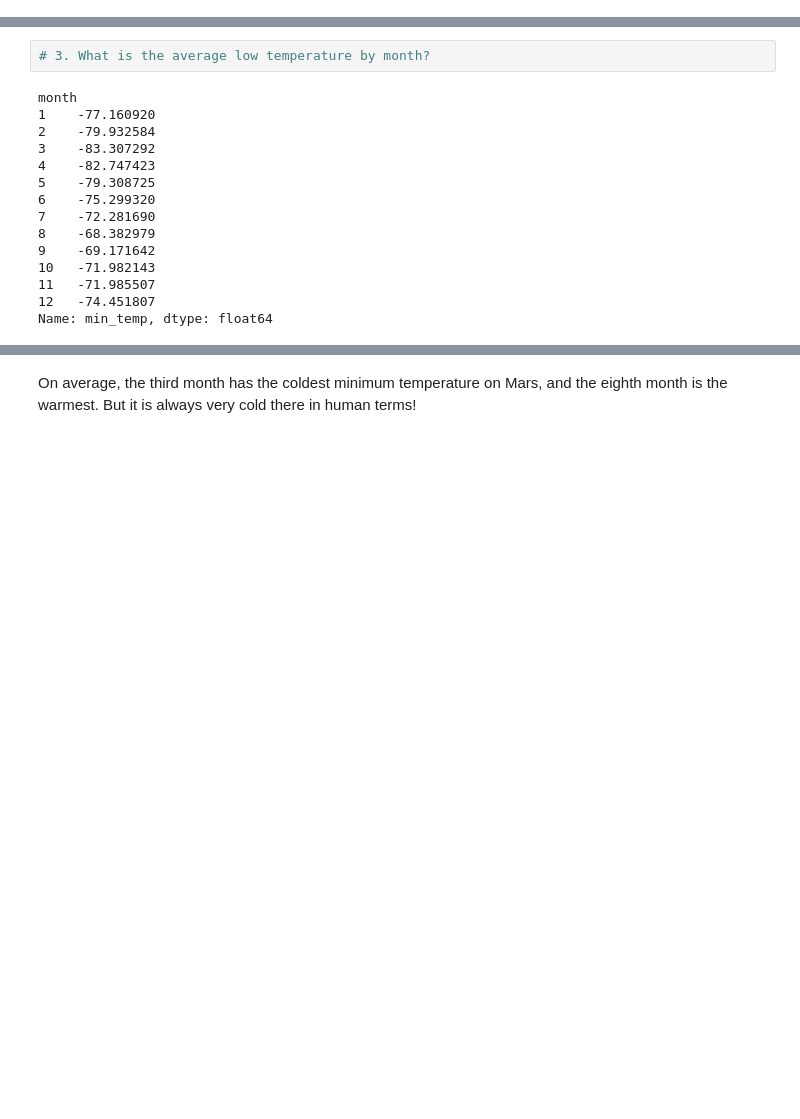
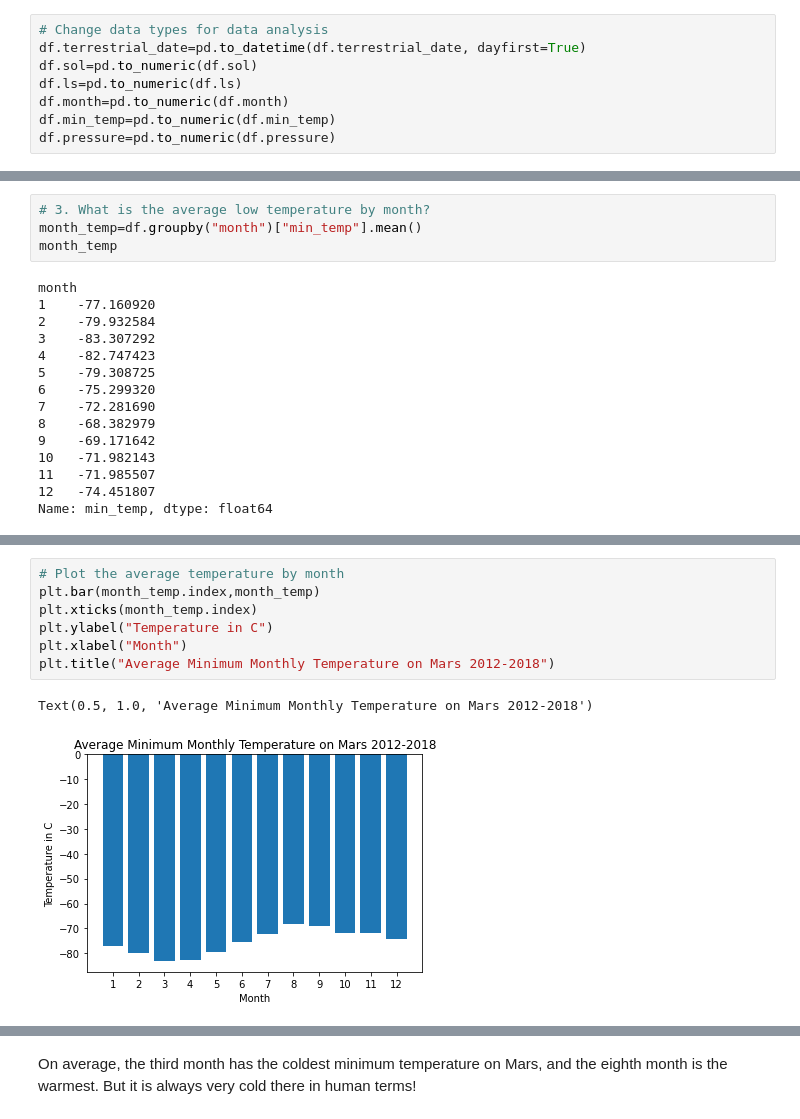
Before and after one commit to KZavalin/Module11_challenge, a Jupyter notebook: part_2_mars_weather.ipynb, the cells around one changed output, grey strips where cells are left out. Cells and saved outputs as stored; diff of their text form; blank space fills up the shorter version.

```diff
--- a/part_2_mars_weather.ipynb
+++ b/part_2_mars_weather.ipynb
@@ -96,2 +142,10 @@ dtype: object
+# %%
+# Change data types for data analysis
+df.terrestrial_date=pd.to_datetime(df.terrestrial_date, dayfirst=True)
+df.sol=pd.to_numeric(df.sol)
+df.ls=pd.to_numeric(df.ls)
+df.month=pd.to_numeric(df.month)
+df.min_temp=pd.to_numeric(df.min_temp)
+df.pressure=pd.to_numeric(df.pressure)
 # %%
 # Confirm type changes were successful by examining data types again
@@ -142,6 +199,8 @@ Name: month, dtype: int64
 1867
 # %%
 # 3. What is the average low temperature by month?
+month_temp=df.groupby("month")["min_temp"].mean()
+month_temp
 # %% [output]
 month
 1    -77.160920
@@ -167,0 +219,10 @@ Name: min_temp, dtype: float64
+# %%
+# Plot the average temperature by month
+plt.bar(month_temp.index,month_temp)
+plt.xticks(month_temp.index)
+plt.ylabel("Temperature in C")
+plt.xlabel("Month")
+plt.title("Average Minimum Monthly Temperature on Mars 2012-2018")
+# %% [output]
+Text(0.5, 1.0, 'Average Minimum Monthly Temperature on Mars 2012-2018')
+[figure, added]
```
Also changed, not shown: parts of 19 cells of this notebook.
